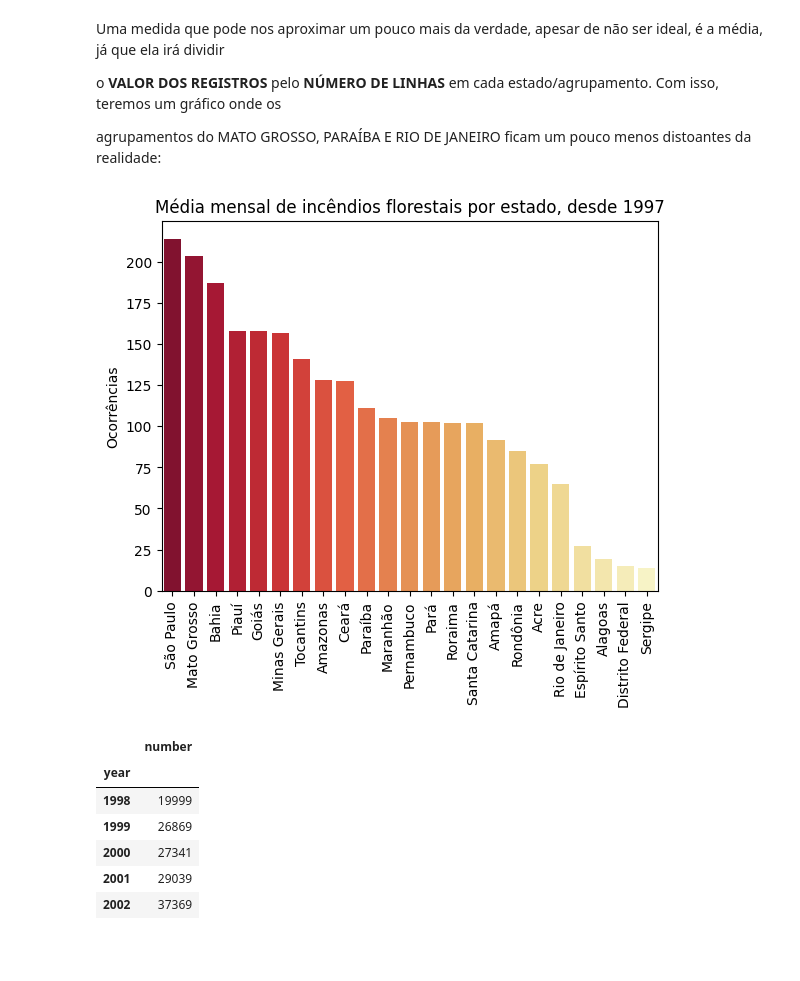
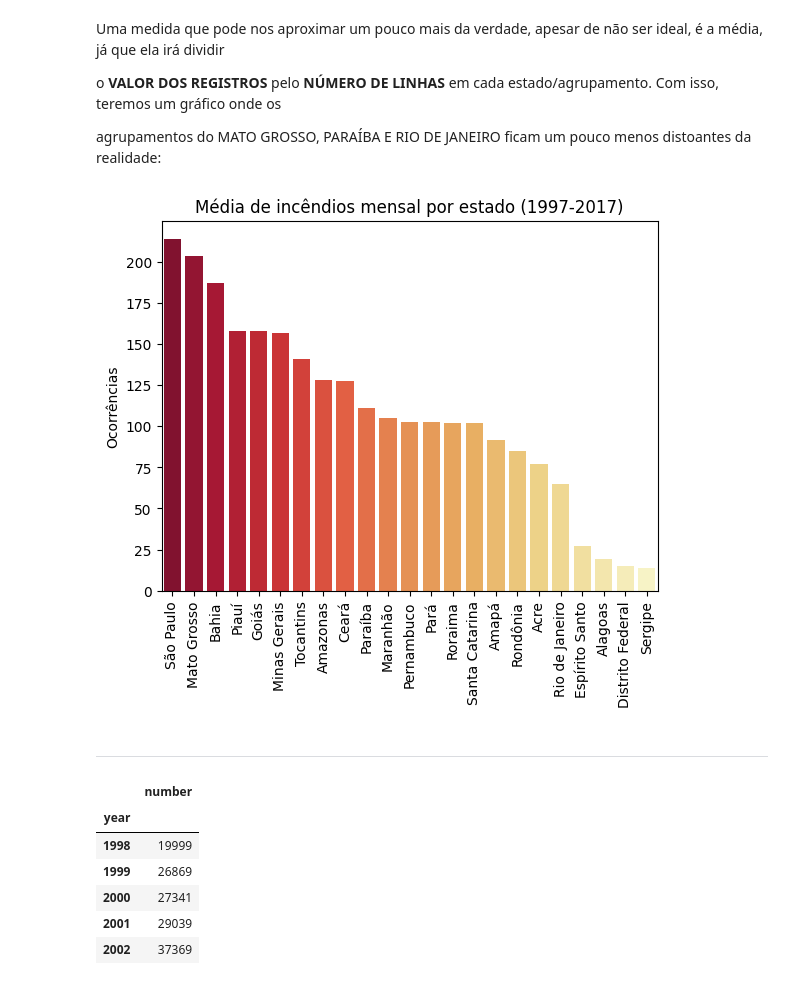
Before and after one commit to pedrorcm/Queimadas_Brasil, a Jupyter notebook: extenso.ipynb, the cells around one changed output. Saved outputs shown, nothing was run; the diff lists cells and outputs as text; code cells hidden in the pictures; blank space fills up the shorter version.

```diff
--- a/extenso.ipynb
+++ b/extenso.ipynb
@@ -444,11 +450,13 @@ medias_mais_recorrentes = data.groupby('state').number.mean().sort_values(ascend
 # %%
 sns.barplot(data=medias_mais_recorrentes, x=medias_mais_recorrentes.state, y=medias_mais_recorrentes.number, palette='YlOrRd_r')
 
 plt.xticks(rotation=90)
-plt.title('Média mensal de incêndios florestais por estado, desde 1997')
+plt.title('Média de incêndios mensal por estado (1997-2017)')
 plt.xlabel('')
 plt.ylabel('Ocorrências')
 plt.show()
 # %% [output]
-[figure, old version]
+[figure, new version]
+# %% [markdown]
+___
 # %%
```
Also changed, not shown: parts of 7 cells of this notebook.
